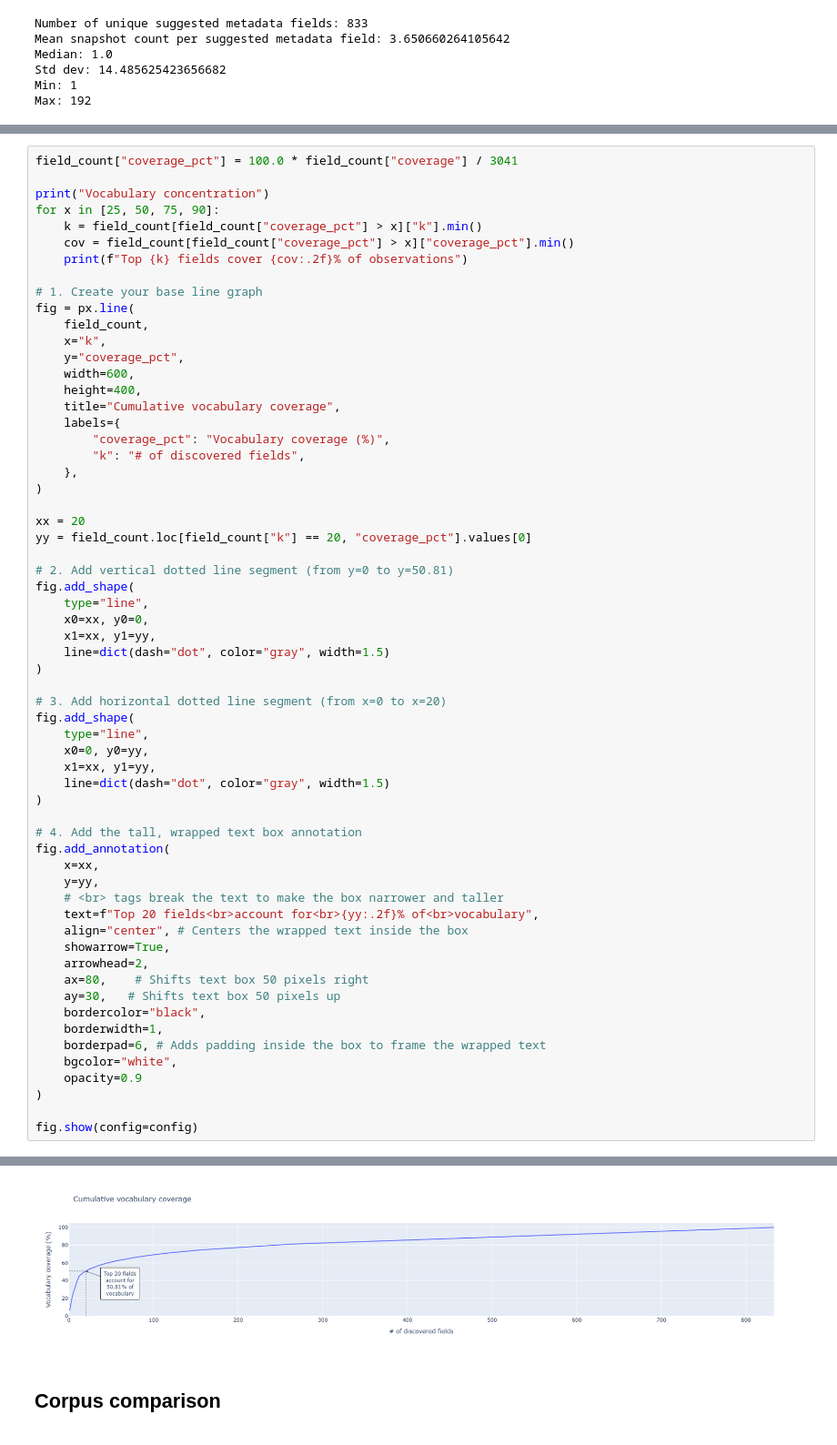
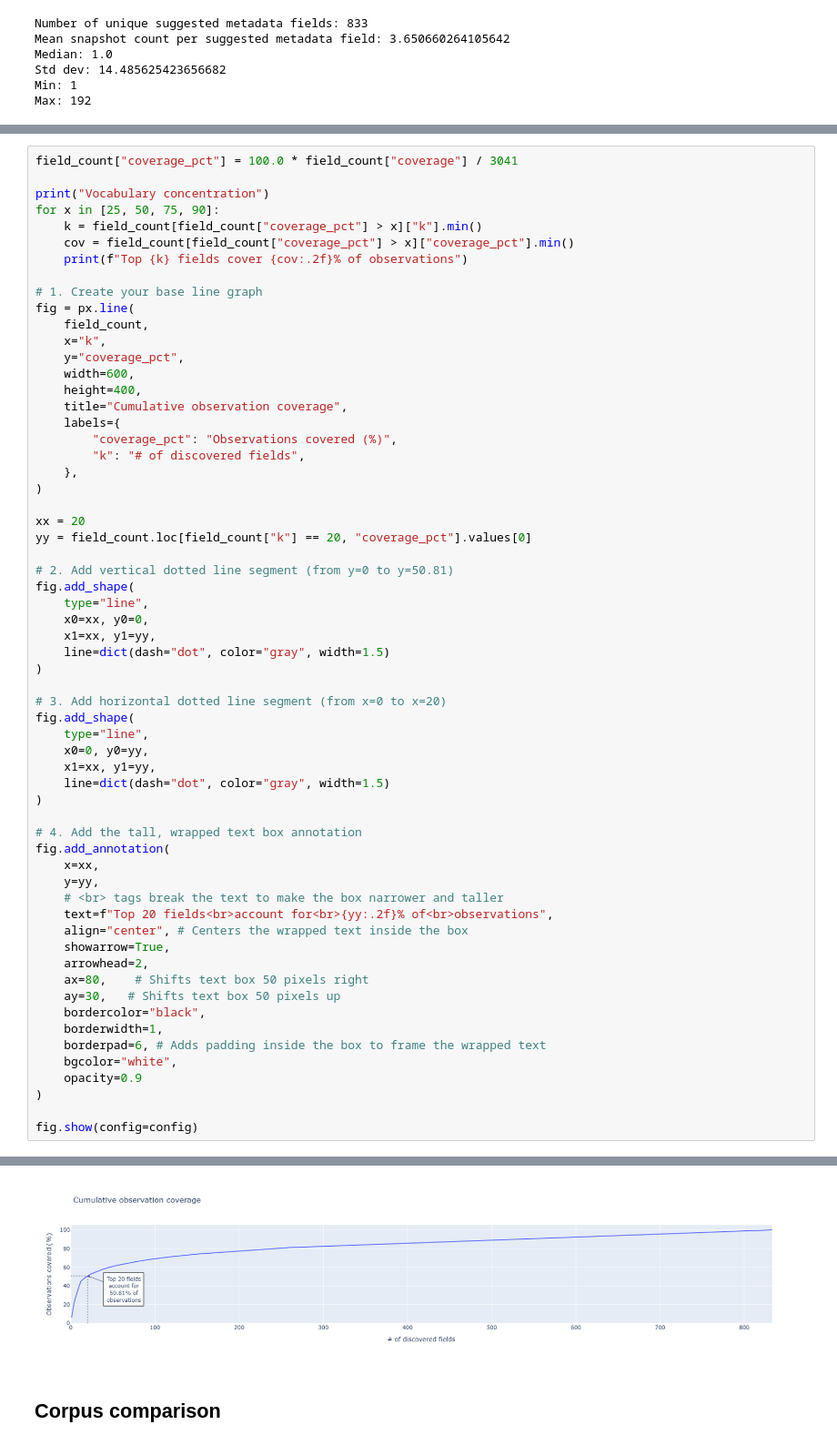
Before and after one commit to ajdajd/data-snapshot, a Jupyter notebook: notebooks/schema_discovery/7.0-eda_for_paper.ipynb, the cells around one changed output, grey strips where cells are left out. Shown at 91% size. Cells and saved outputs as stored; diff of their text form.

Commit message:
Update cumulative observation coverage figure

```diff
--- a/notebooks/schema_discovery/7.0-eda_for_paper.ipynb
+++ b/notebooks/schema_discovery/7.0-eda_for_paper.ipynb
@@ -189,9 +189,9 @@ fig = px.line(
     y="coverage_pct",
     width=600,
     height=400,
-    title="Cumulative vocabulary coverage",
+    title="Cumulative observation coverage",
     labels={
-        "coverage_pct": "Vocabulary coverage (%)",
+        "coverage_pct": "Observations covered (%)",
         "k": "# of discovered fields",
     },
 )
@@ -212,35 +212,35 @@ fig.add_shape(
     type="line",
     x0=0, y0=yy,
     x1=xx, y1=yy,
     line=dict(dash="dot", color="gray", width=1.5)
 )
 
 # 4. Add the tall, wrapped text box annotation
 fig.add_annotation(
     x=xx,
     y=yy,
     # <br> tags break the text to make the box narrower and taller
-    text=f"Top 20 fields<br>account for<br>{yy:.2f}% of<br>vocabulary",
+    text=f"Top 20 fields<br>account for<br>{yy:.2f}% of<br>observations",
     align="center", # Centers the wrapped text inside the box
     showarrow=True,
     arrowhead=2,
     ax=80,    # Shifts text box 50 pixels right
     ay=30,   # Shifts text box 50 pixels up
     bordercolor="black",
     borderwidth=1,
     borderpad=6, # Adds padding inside the box to frame the wrapped text
     bgcolor="white",
     opacity=0.9
 )
 
 fig.show(config=config)
 # %% [output]
 Vocabulary concentration
 Top 5 fields cover 25.49% of observations
 Top 19 fields cover 50.18% of observations
 Top 163 fields cover 75.04% of observations
 Top 529 fields cover 90.00% of observations
-[figure, old version]
+[figure, new version]
 # %% [markdown]
 ## Corpus comparison
 # %%
```
Also changed, not shown: parts of 3 cells of this notebook, 2 other files.
